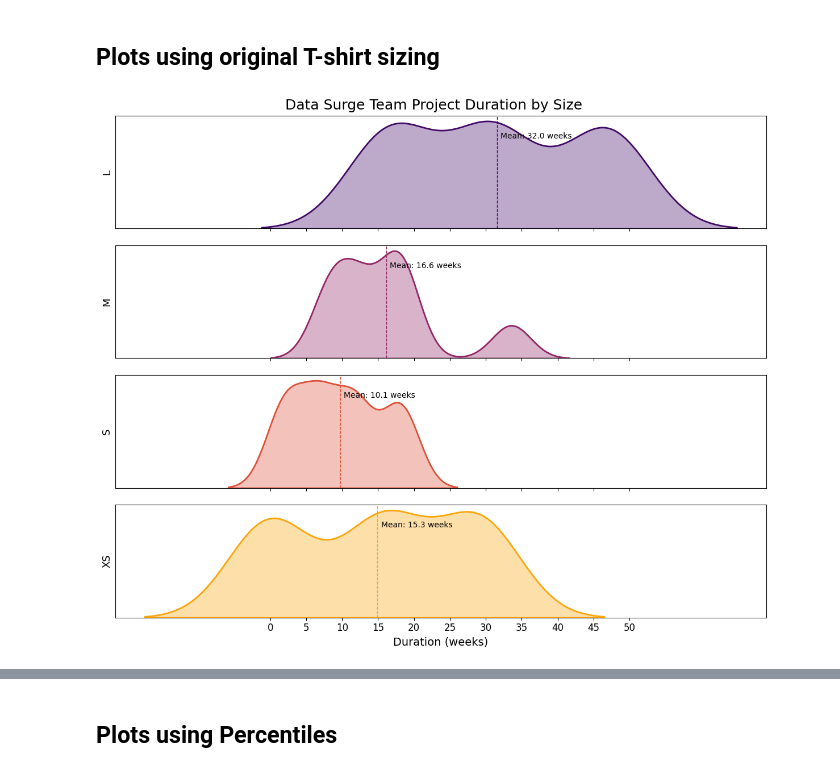
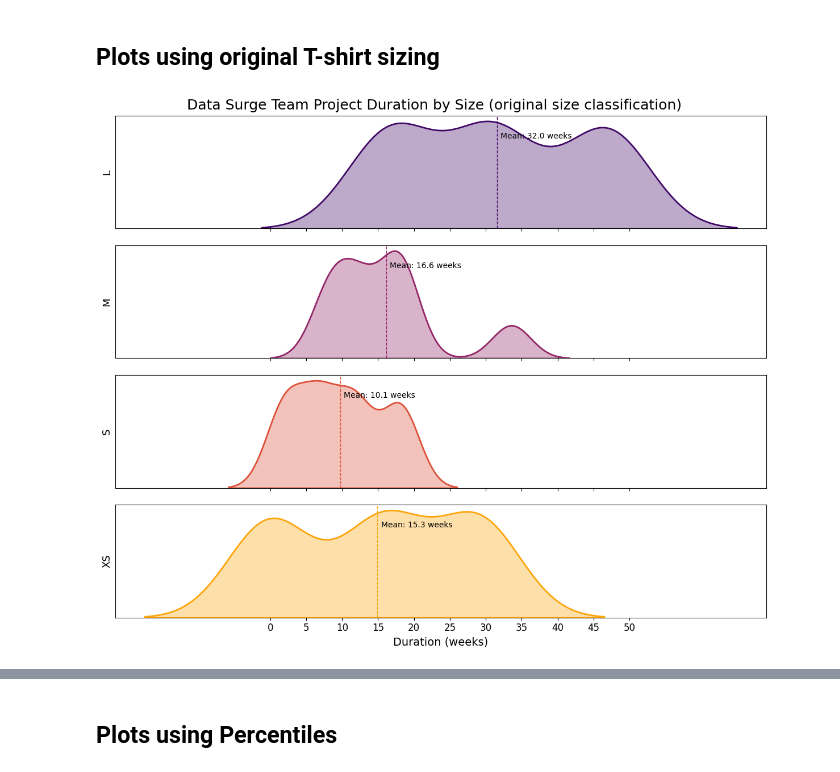
Before and after one commit to dbouquin/static_arch_project_vis, a Jupyter notebook: static_arch_project_vis.ipynb, the cells around one changed output, grey strips where cells are left out. Saved outputs shown, nothing was run; the diff lists cells and outputs as text; code cells hidden in the pictures.

```diff
--- a/static_arch_project_vis.ipynb
+++ b/static_arch_project_vis.ipynb
@@ -46,35 +46,35 @@ x_min, x_max = df['duration_weeks'].min(), df['duration_weeks'].max()
 tick_step = 5
 x_ticks = np.arange(x_min, x_max + tick_step, tick_step)
 
 # Create separate KDE plots for each size in the custom order
 for i, size in enumerate(custom_order):
     size_data = df[df['size'] == size]
 
     sns.kdeplot(data=size_data, x='duration_weeks',
                 color=palette[i], fill=True, alpha=0.35,
                 linewidth=2, bw_adjust=0.5, ax=axes[i])
 
     axes[i].set_ylabel(size, fontsize=13)
     axes[i].set_yticks([])  # Remove y-ticks for clarity
 
     # mean duration line
     mean_duration = size_data['duration_weeks'].mean()
     axes[i].axvline(x=mean_duration, color=palette[i], linestyle='--', linewidth=1)
     axes[i].text(mean_duration + 0.5, axes[i].get_ylim()[1] * 0.8,
                  f'Mean: {mean_duration:.1f} weeks', color="black")
 
 # Apply x-axis ticks every 5 weeks
 axes[-1].set_xticks(x_ticks)
 axes[-1].set_xticklabels([f"{tick:.0f}" for tick in x_ticks], fontsize=12)  # Format as integers
 
 # Add overall title and labels
-plt.suptitle('Data Surge Team Project Duration by Size', fontsize=18, y=0.98)
+plt.suptitle('Data Surge Team Project Duration by Size (original size classification)', fontsize=18, y=0.98)
 plt.xlabel('Duration (weeks)', fontsize=14)
 plt.tight_layout()
 plt.subplots_adjust(hspace=0.15, top=0.95)
 plt.show()
 # %% [output]
-[figure, old version]
+[figure, new version]
 # %%
 custom_order = ['L', 'M', 'S', 'XS']
 palette = sns.color_palette("inferno", len(custom_order))
```
Also changed, not shown: parts of 7 cells of this notebook, 3 other files.
